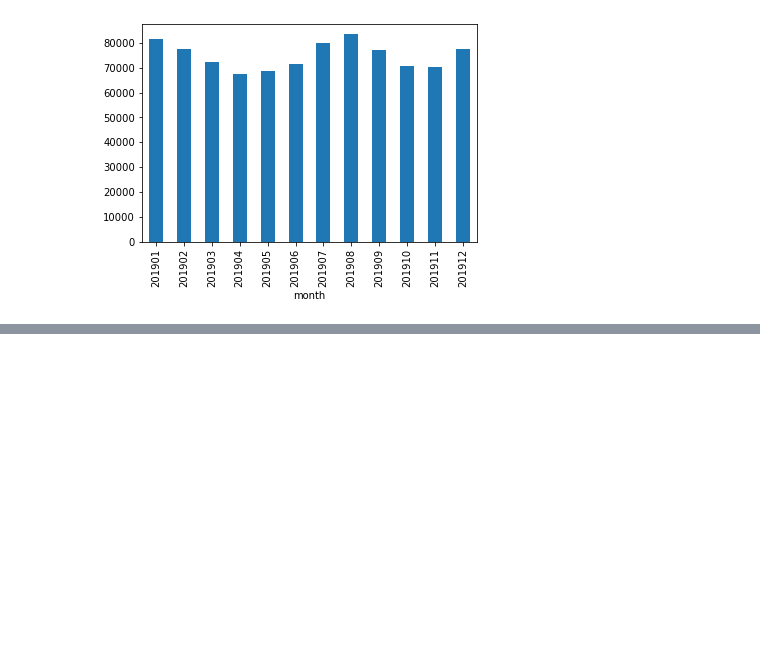
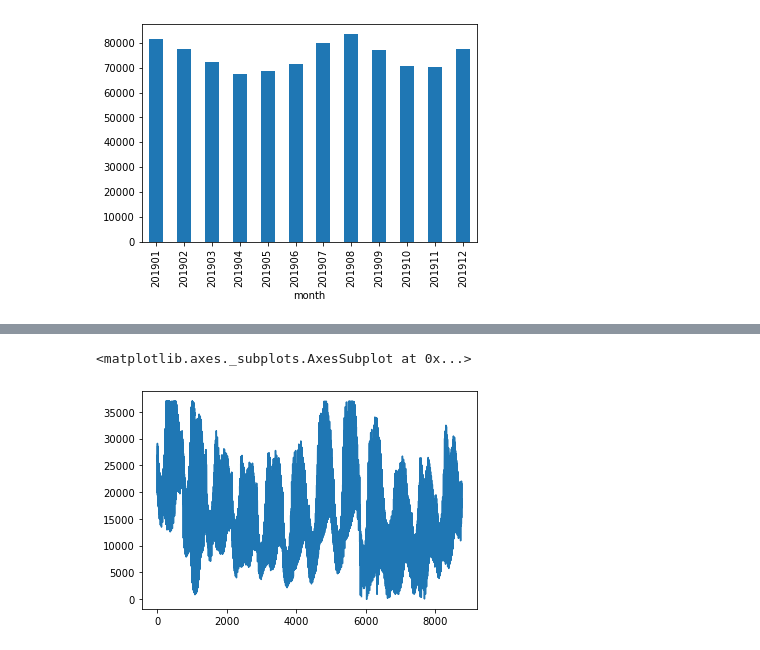
Before and after one commit to oni-on/electricitymap-korea, a Jupyter notebook: notebooks/electricityMap_SouthKorea.ipynb, the cells around one changed output, grey strips where cells are left out. Saved outputs shown, nothing was run; the diff lists cells and outputs as text; code cells hidden in the pictures; blank space fills up the shorter version.

```diff
--- a/notebooks/electricityMap_SouthKorea.ipynb
+++ b/notebooks/electricityMap_SouthKorea.ipynb
@@ -331,3 +331,8 @@ df_final.groupby('month').total_consumption_average.max().plot(kind='bar')
 [figure]
 # %% [markdown]
 ![image.png](attachment:image.png)
+# %%
+df_final.power_production_coal_avg.plot()
+# %% [output]
+<matplotlib.axes._subplots.AxesSubplot at 0x...>
+[figure, added]
```
Also changed, not shown: parts of 1 cell of this notebook, 3 other files.
